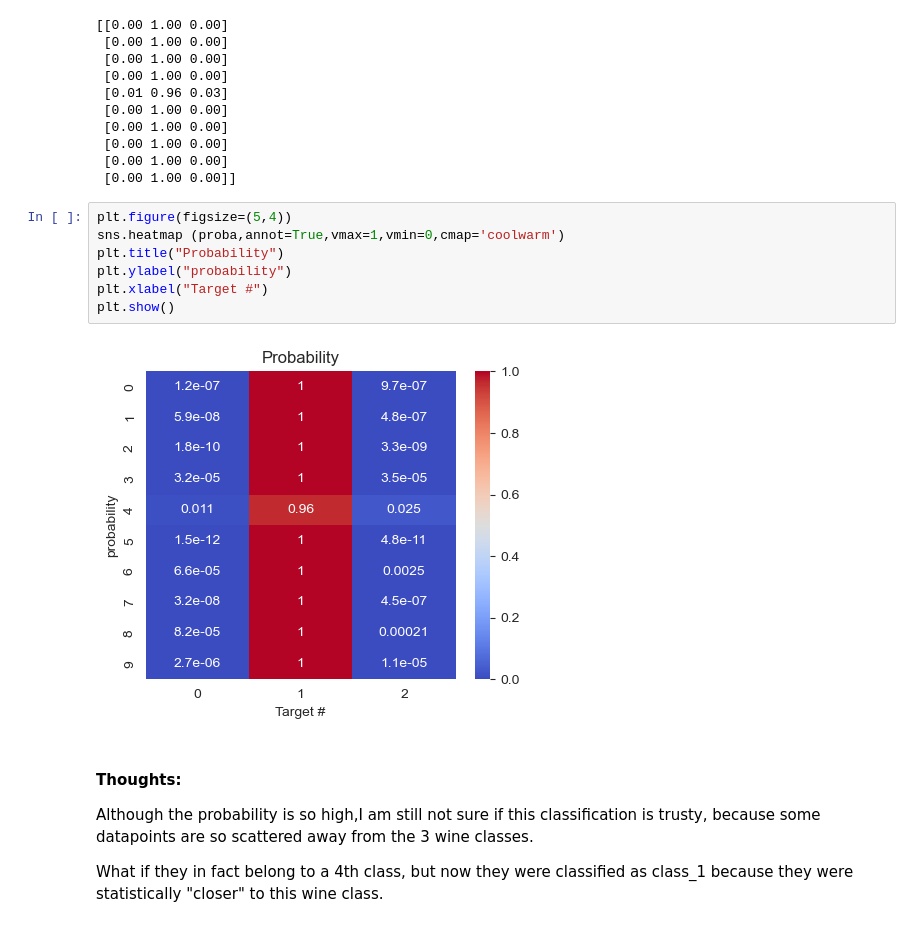
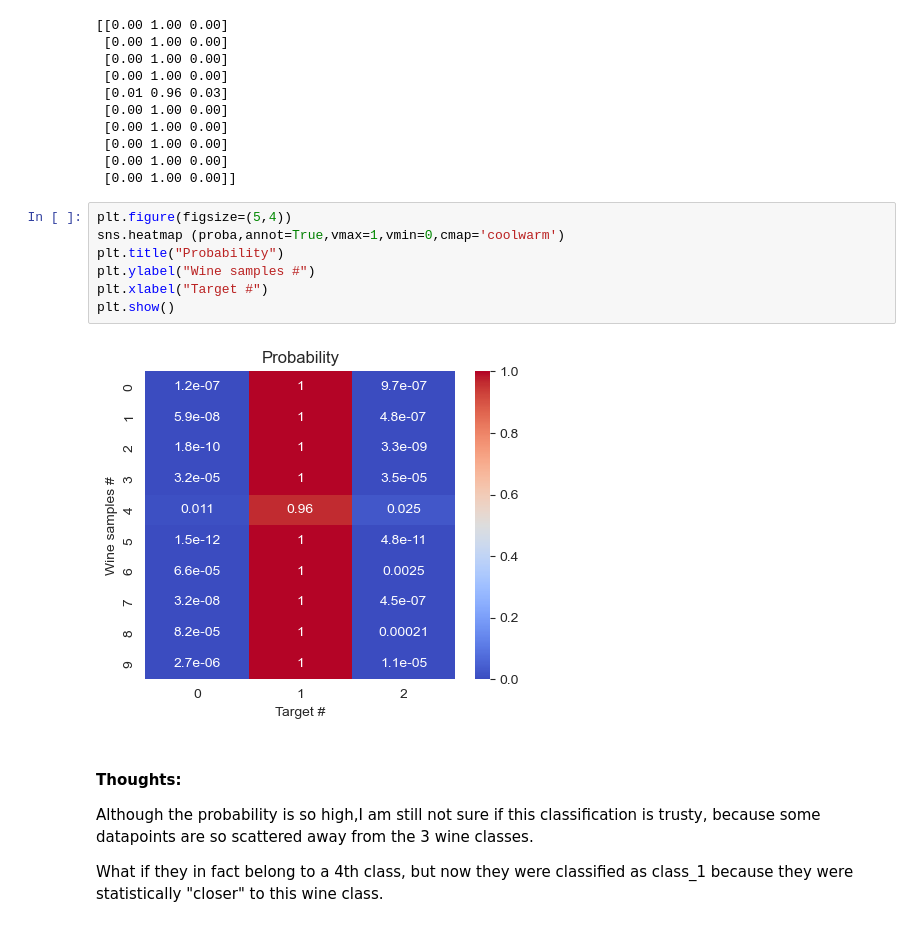
Before and after one commit to Zhu-Yifan/OEAS895, a Jupyter notebook: HW4/HW4_Wine_Classification.ipynb, the cells around one changed output. Saved outputs shown, nothing was run; the diff lists cells and outputs as text.

```diff
--- a/HW4/HW4_Wine_Classification.ipynb
+++ b/HW4/HW4_Wine_Classification.ipynb
@@ -636,12 +636,12 @@ print(proba)
 # %%
 plt.figure(figsize=(5,4))
 sns.heatmap (proba,annot=True,vmax=1,vmin=0,cmap='coolwarm')
 plt.title("Probability")
-plt.ylabel("probability")
+plt.ylabel("Wine samples #")
 plt.xlabel("Target #")
 plt.show()
 # %% [output]
-[figure, old version]
+[figure, new version]
 # %% [markdown]
 #### Thoughts:
 Although the probability is so high,I am still not sure if this classification is trusty, because some datapoints are so scattered away from the 3 wine classes.
```
Also changed, not shown: parts of 2 cells of this notebook.
